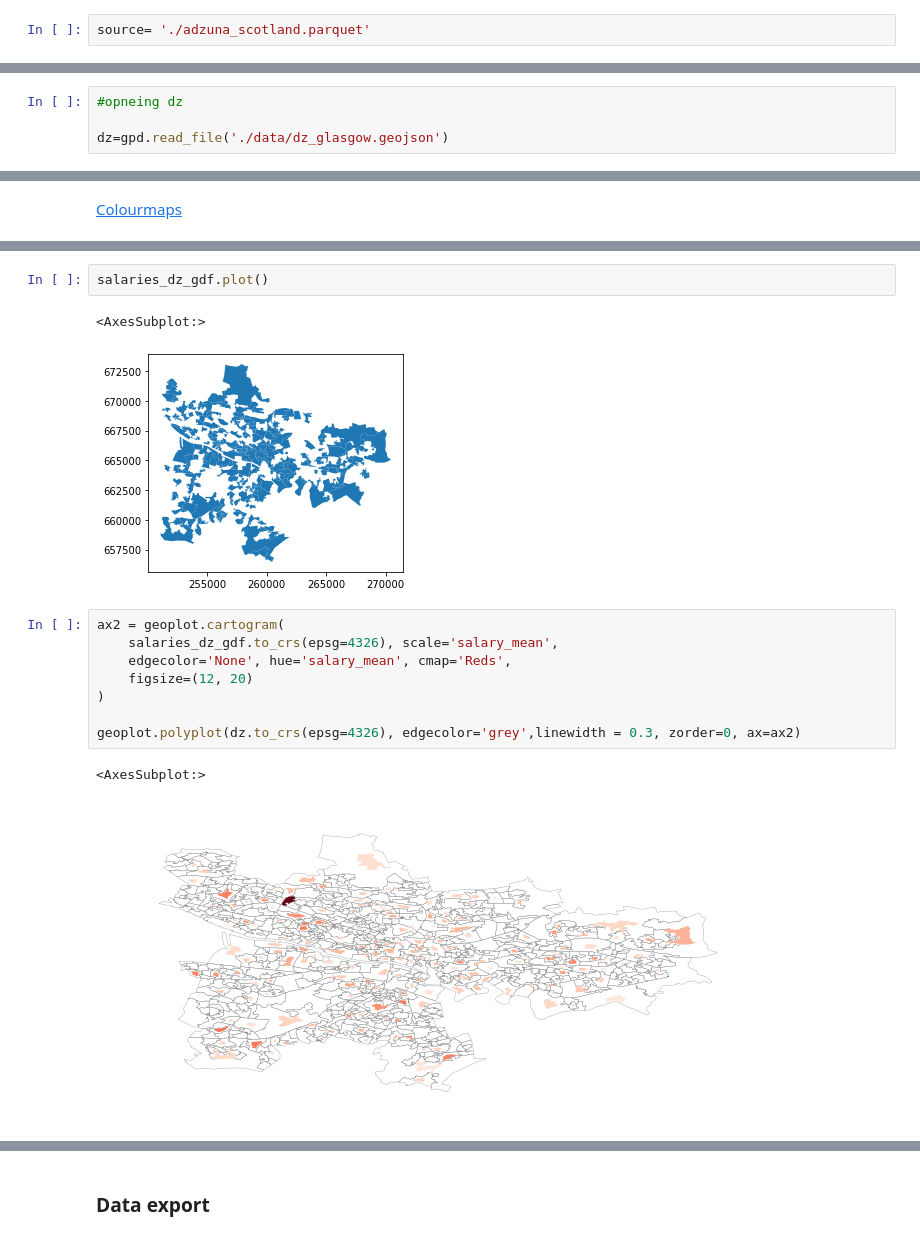
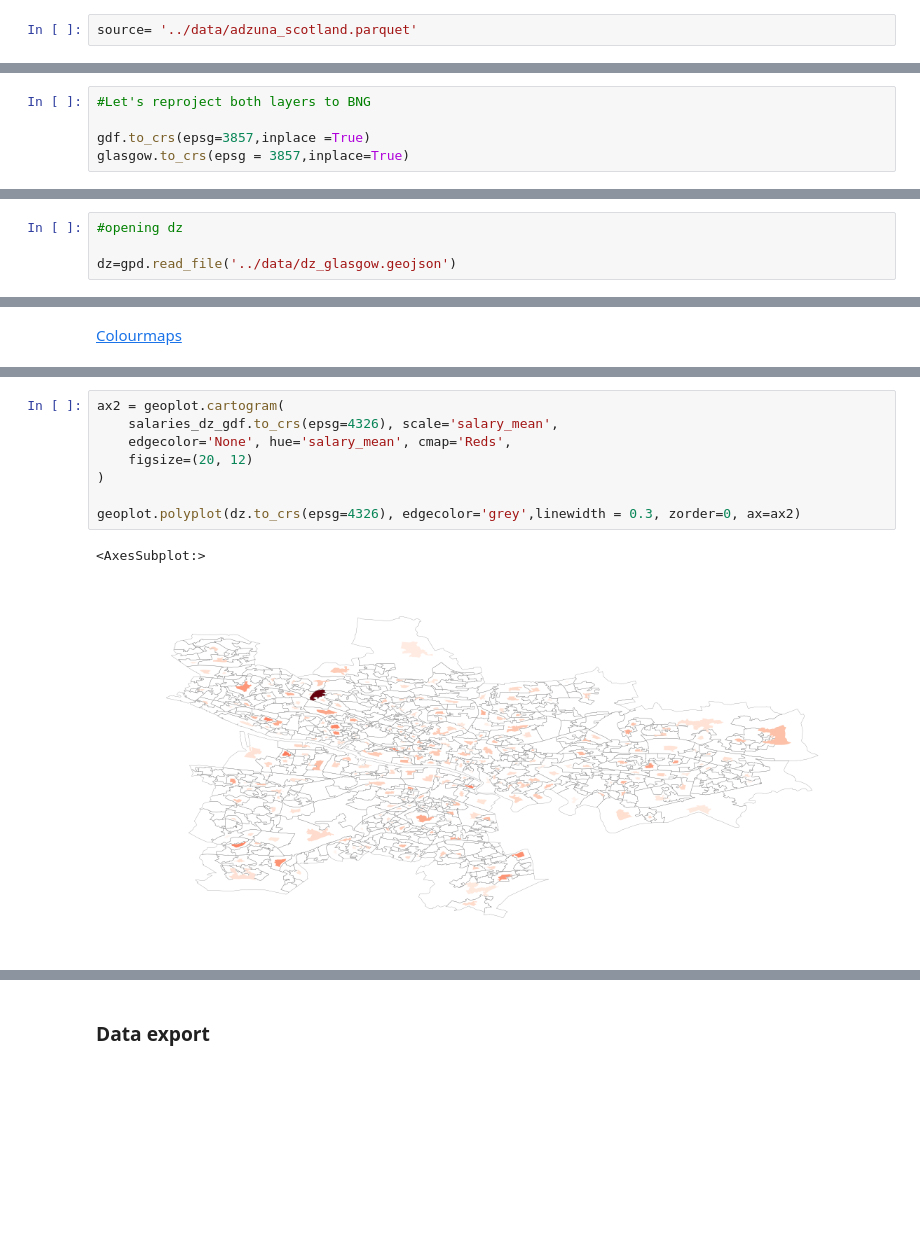
Before and after one commit to urbanbigdatacentre/data_dives_adzuna, a Jupyter notebook: tutor's/adzuna _task.ipynb, the cells around one changed output, grey strips where cells are left out. Drawn from its saved outputs; the diff is of its cells as text; blank space fills up the shorter version.

```diff
--- a/tutor's/adzuna _task.ipynb
+++ b/tutor's/adzuna _task.ipynb
@@ -20,7 +20,7 @@ The data has been subselected to `location_area_1` containing `Scotland` value.
 import pandas as pd
 import pyarrow.parquet as pq
 # %%
-source= './adzuna_scotland.parquet'
+source= '../data/adzuna_scotland.parquet'
 # %%
 #open dataset stored in parquet format
 df = pq.read_table(source=source).to_pandas()
@@ -347,0 +385,5 @@ epsg:4326
+# %%
+#Let's reproject both layers to BNG
+
+gdf.to_crs(epsg=3857,inplace =True)
+glasgow.to_crs(epsg = 3857,inplace=True)
@@ -377,7 +444,7 @@ clipped.head()
 # %%
-#opneing dz
+#opening dz
 
-dz=gpd.read_file('./data/dz_glasgow.geojson')
+dz=gpd.read_file('../data/dz_glasgow.geojson')
 # %%
 dz.crs
 # %% [output]
@@ -526,16 +565,11 @@ geoplot.pointplot(
-# %%
-salaries_dz_gdf.plot()
-# %% [output]
-<AxesSubplot:>
-[figure, removed]
 # %%
 ax2 = geoplot.cartogram(
     salaries_dz_gdf.to_crs(epsg=4326), scale='salary_mean',
     edgecolor='None', hue='salary_mean', cmap='Reds',
-    figsize=(12, 20)
+    figsize=(20, 12)
 )
 
 geoplot.polyplot(dz.to_crs(epsg=4326), edgecolor='grey',linewidth = 0.3, zorder=0, ax=ax2)
 # %% [output]
 <AxesSubplot:>
-[figure, old version]
+[figure, new version]
```
Also changed, not shown: parts of 53 cells of this notebook, 1 other file.
